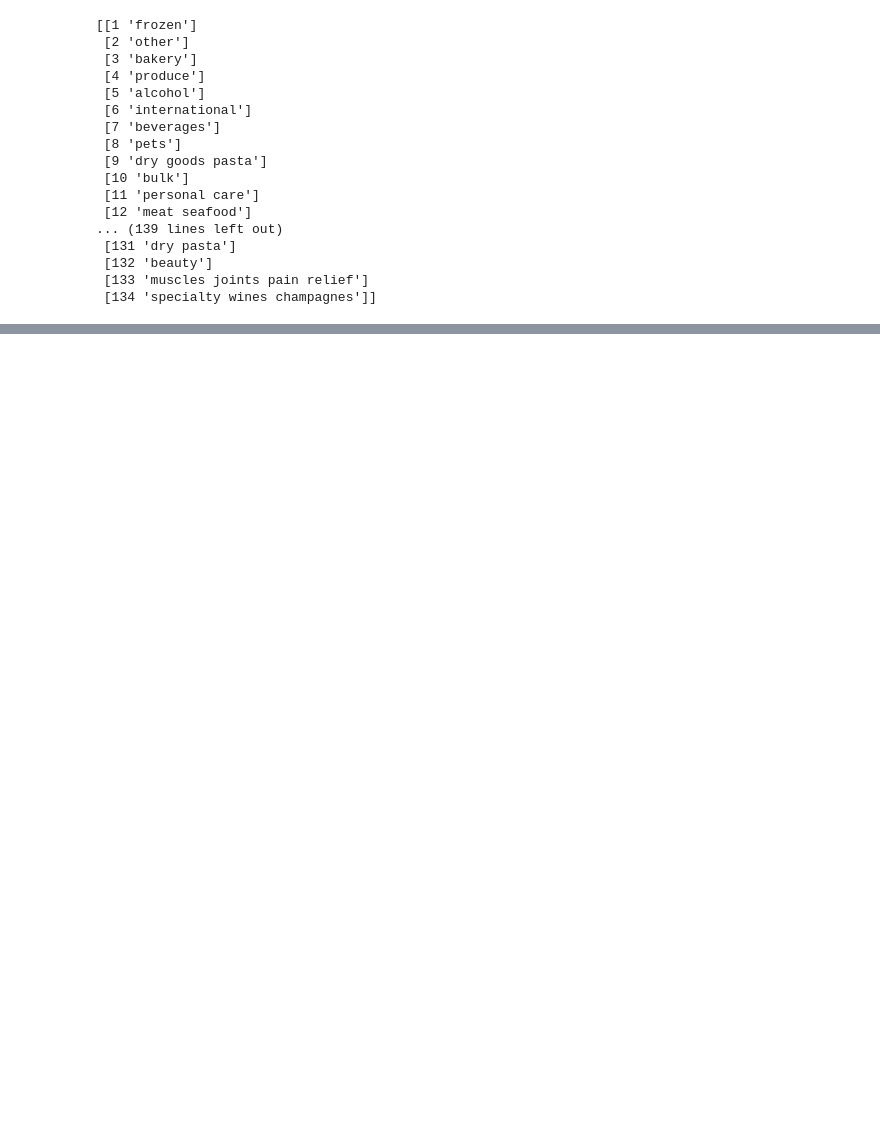
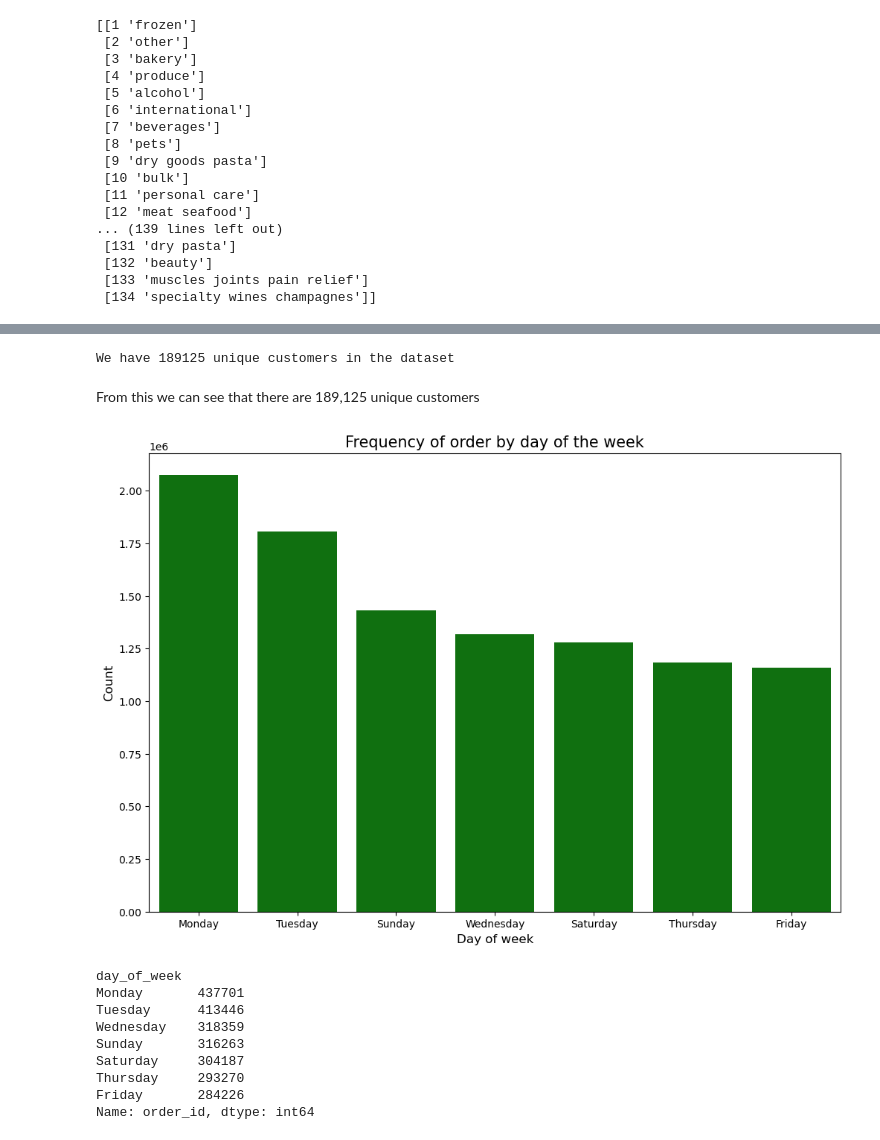
Before and after one commit to sclarkHOU/Capstone, a Jupyter notebook: EDA_notebook.ipynb, the cells around one changed output, grey strips where cells are left out. Saved outputs shown, nothing was run; the diff lists cells and outputs as text; code cells hidden in the pictures; blank space fills up the shorter version.

```diff
--- a/EDA_notebook.ipynb
+++ b/EDA_notebook.ipynb
@@ -233,0 +242,45 @@ memory usage: 55.4+ MB
+# %%
+def get_unique_count(x):
+    return len(np.unique(x))
+
+customer_cnt = organic_df["user_id"].unique().shape[0]
+
+print(f'We have' ,customer_cnt, 'unique customers in the dataset')
+# %% [output]
+We have 189125 unique customers in the dataset
+# %% [markdown]
+From this we can see that there are 189,125 unique customers
+# %%
+#Changing the order_dow into days of the weeks
+import calendar
+days=[]
+
+for i in organic_df['order_dow']:
+    days.append(calendar.day_name[i])
+
+#Adding day_of_week column
+organic_df['day_of_week']=days
+# %%
+#plotting to see days with highest activity
+plt.figure(figsize=(12,8))
+
+sns.countplot(x="day_of_week", data=organic_df, order=organic_df['day_of_week'].value_counts().index, color='green')
+
+plt.ylabel('Count', fontsize=12)
+plt.xlabel('Day of week', fontsize=12)
+plt.title("Frequency of order by day of the week", fontsize=15)
+plt.show()
+
+dow_count = organic_df.groupby('day_of_week')['order_id'].aggregate(get_unique_count)
+dow_count.sort_values(ascending=False)
+# %% [output]
+[figure, added]
+day_of_week
+Monday       437701
+Tuesday      413446
+Wednesday    318359
+Sunday       316263
+Saturday     304187
+Thursday     293270
+Friday       284226
+Name: order_id, dtype: int64
```
Also changed, not shown: parts of 41 cells of this notebook.
